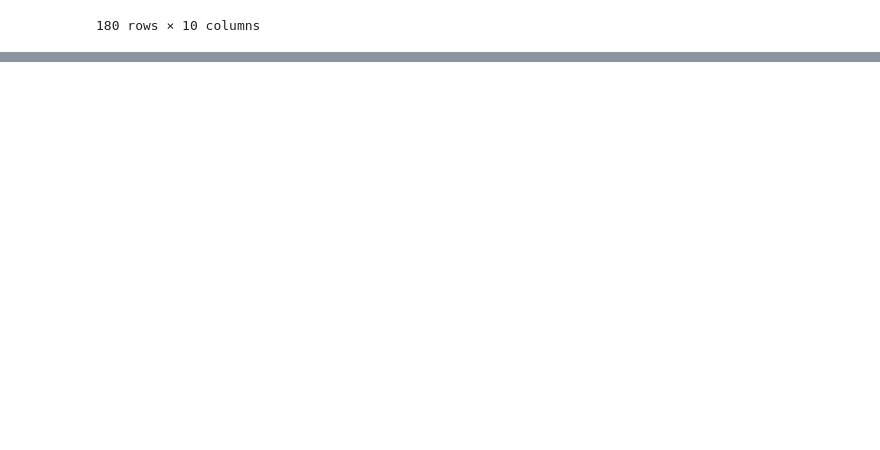
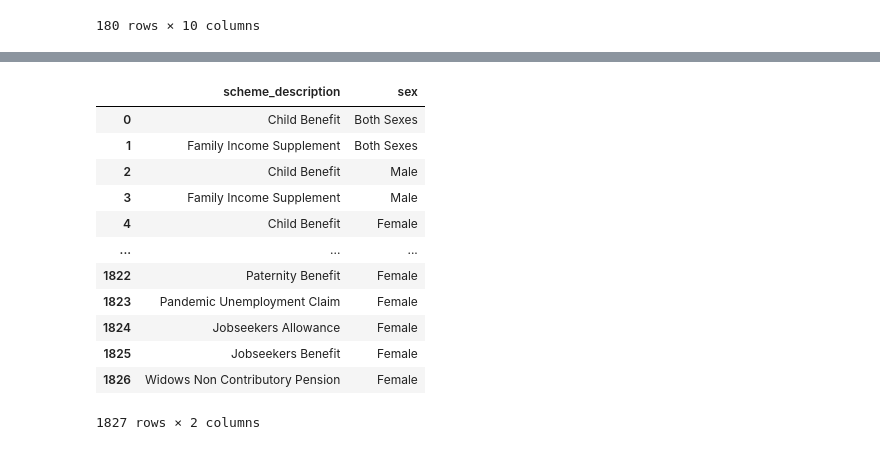
Before and after one commit to VCurry20/PDARandomData, a Jupyter notebook: Initial Searches.ipynb, the cells around one changed output, grey strips where cells are left out. Saved outputs shown, nothing was run; the diff lists cells and outputs as text; code cells hidden in the pictures; blank space fills up the shorter version.

```diff
--- a/Initial Searches.ipynb
+++ b/Initial Searches.ipynb
@@ -43,0 +82,18 @@ df.head()
+# %%
+age_sex = df[["scheme_description", "sex"]]
+# %%
+age_sex
+# %% [output]
+|  | scheme_description | sex |
+| 0 | Child Benefit | Both Sexes |
+| 1 | Family Income Supplement | Both Sexes |
+| 2 | Child Benefit | Male |
+| 3 | Family Income Supplement | Male |
+| 4 | Child Benefit | Female |
+| ... | ... | ... |
+| 1822 | Paternity Benefit | Female |
+| 1823 | Pandemic Unemployment Claim | Female |
+| 1824 | Jobseekers Allowance | Female |
+| 1825 | Jobseekers Benefit | Female |
+| 1826 | Widows Non Contributory Pension | Female |
+1827 rows × 2 columns
```
Also changed, not shown: parts of 10 cells of this notebook, 3 other files.
